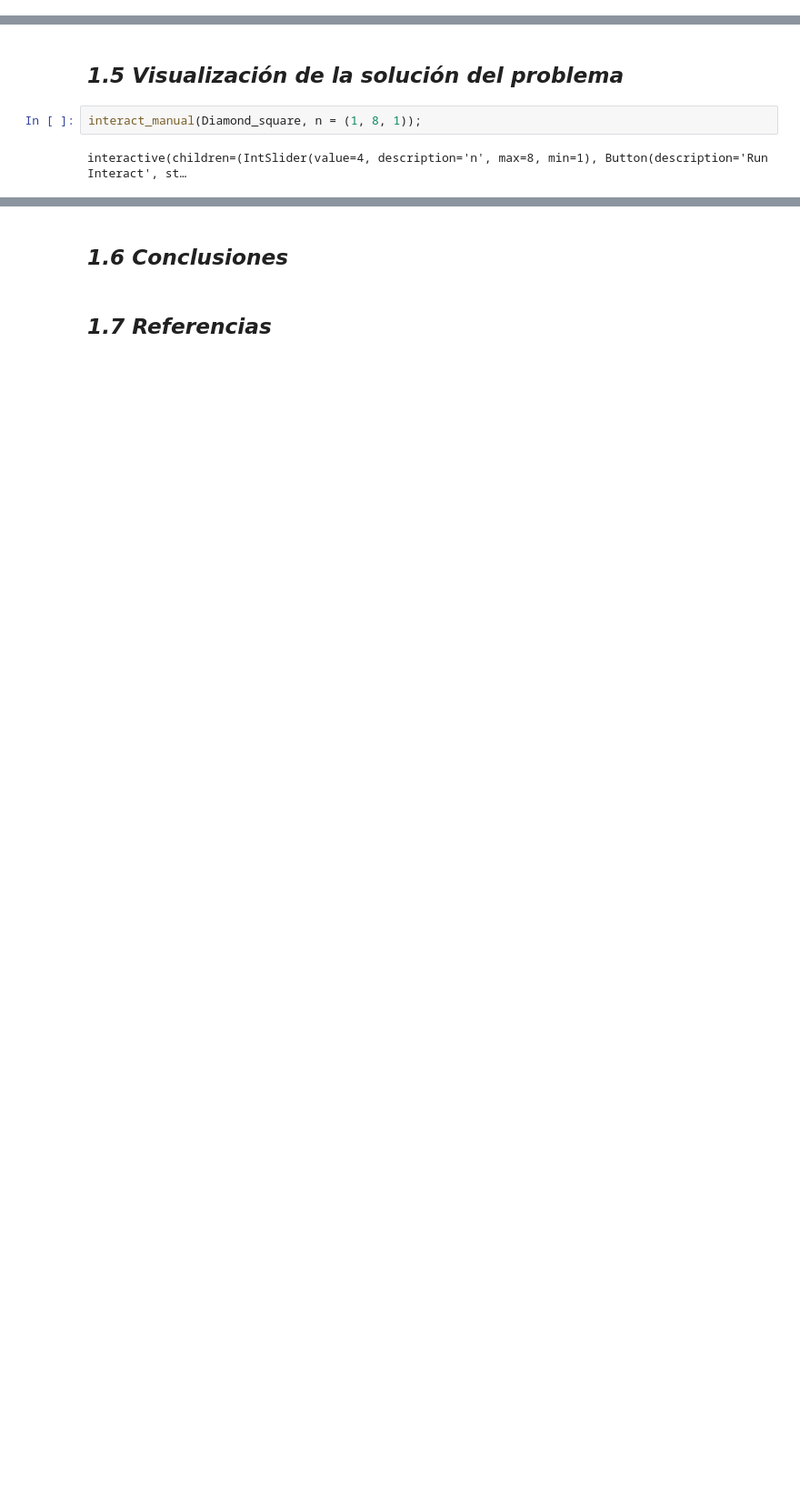
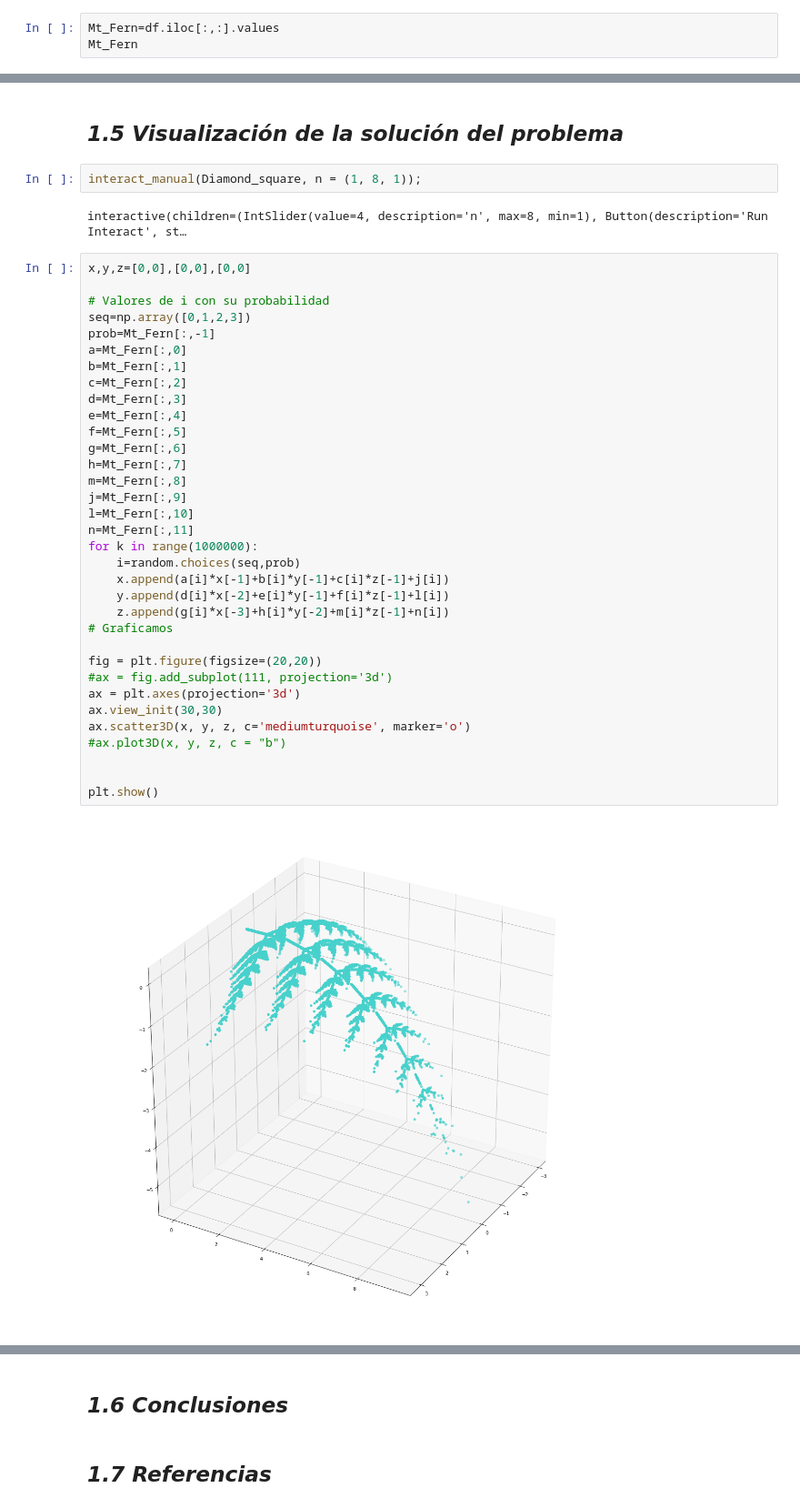
Before and after one commit to Miriam-Castellanos/proyecto_modulo_2, a Jupyter notebook: PM2_CastellanosM_MorenoH_ HernandezR.ipynb, the cells around one changed output, grey strips where cells are left out. Shown at 91% size. Cells and saved outputs as stored; diff of their text form; blank space fills up the shorter version.

Commit message:
Fractal Fern 3D
Se agregó código para generar el fractal de Fern

```diff
--- a/PM2_CastellanosM_MorenoH_ HernandezR.ipynb
+++ b/PM2_CastellanosM_MorenoH_ HernandezR.ipynb
@@ -123,0 +152,3 @@ def Diamond_square(n):
+# %%
+Mt_Fern=df.iloc[:,:].values
+Mt_Fern
@@ -127,3 +171,39 @@ def Diamond_square(n):
 interact_manual(Diamond_square, n = (1, 8, 1));
 # %% [output]
 interactive(children=(IntSlider(value=4, description='n', max=8, min=1), Button(description='Run Interact', st…
+# %%
+x,y,z=[0,0],[0,0],[0,0]
+
+# Valores de i con su probabilidad
+seq=np.array([0,1,2,3])
+prob=Mt_Fern[:,-1]
+a=Mt_Fern[:,0]
+b=Mt_Fern[:,1]
+c=Mt_Fern[:,2]
+d=Mt_Fern[:,3]
+e=Mt_Fern[:,4]
+f=Mt_Fern[:,5]
+g=Mt_Fern[:,6]
+h=Mt_Fern[:,7]
+m=Mt_Fern[:,8]
+j=Mt_Fern[:,9]
+l=Mt_Fern[:,10]
+n=Mt_Fern[:,11]
+for k in range(1000000):
+    i=random.choices(seq,prob)
+    x.append(a[i]*x[-1]+b[i]*y[-1]+c[i]*z[-1]+j[i])
+    y.append(d[i]*x[-2]+e[i]*y[-1]+f[i]*z[-1]+l[i])
+    z.append(g[i]*x[-3]+h[i]*y[-2]+m[i]*z[-1]+n[i])
+# Graficamos
+
+fig = plt.figure(figsize=(20,20))
+#ax = fig.add_subplot(111, projection='3d')
+ax = plt.axes(projection='3d')
+ax.view_init(30,30)
+ax.scatter3D(x, y, z, c='mediumturquoise', marker='o')
+#ax.plot3D(x, y, z, c = "b")
+
+
+plt.show()
+# %% [output]
+[figure, added]
```
Also changed, not shown: parts of 6 cells of this notebook.
